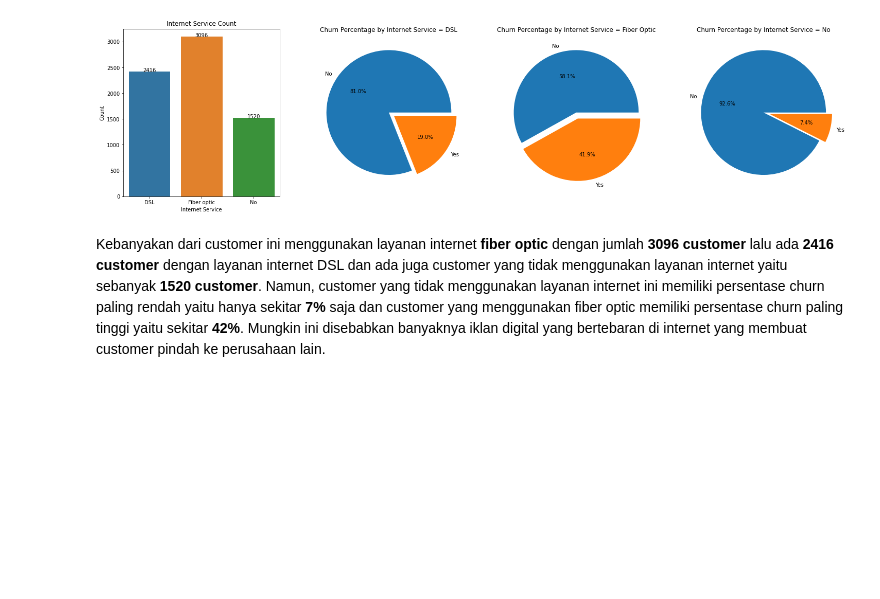
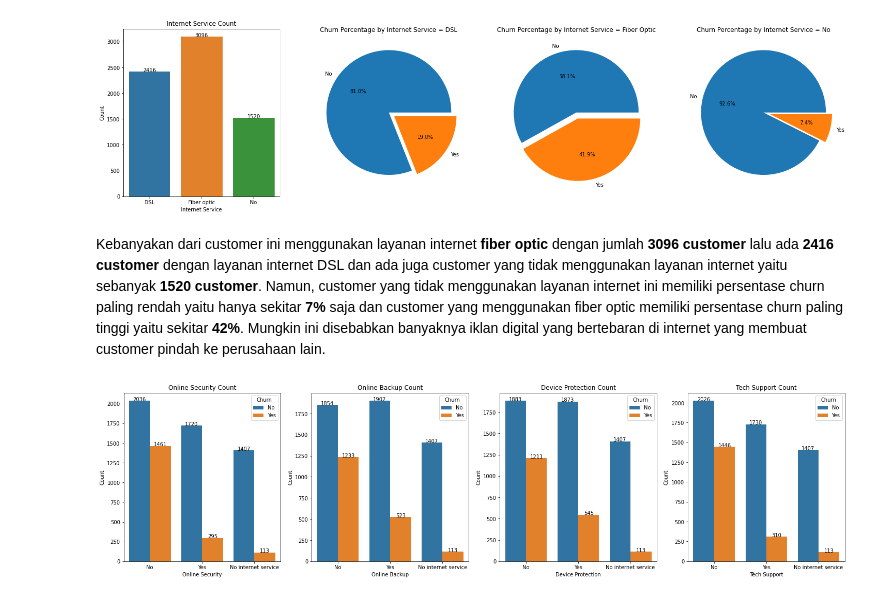
Before and after one commit to Penzragon/h8dsft_Milestone1P2, a Jupyter notebook: script.ipynb, the cells around one changed output. Drawn from its saved outputs; the diff is of its cells as text; code cells hidden in the pictures; blank space fills up the shorter version.

```diff
--- a/script.ipynb
+++ b/script.ipynb
@@ -439,3 +439,40 @@ plt.show()
 [figure]
 # %% [markdown]
 Kebanyakan dari customer ini menggunakan layanan internet **fiber optic** dengan jumlah **3096 customer** lalu ada **2416 customer** dengan layanan internet DSL dan ada juga customer yang tidak menggunakan layanan internet yaitu sebanyak **1520 customer**. Namun, customer yang tidak menggunakan layanan internet ini memiliki persentase churn paling rendah yaitu hanya sekitar **7%** saja dan customer yang menggunakan fiber optic memiliki persentase churn paling tinggi yaitu sekitar **42%**. Mungkin ini disebabkan banyaknya iklan digital yang bertebaran di internet yang membuat customer pindah ke perusahaan lain.
+# %%
+plt.figure(figsize=(25, 6))
+plt.subplot(1, 4, 1)
+fig = sns.countplot(x='OnlineSecurity', data=customer, hue='Churn')
+for p in fig.patches:
+    height = p.get_height()
+    fig.text(p.get_x() + p.get_width() / 2., height + 0.005, '{:1.0f}'.format(height), ha="center")
+plt.title('Online Security Count')
+plt.xlabel('Online Security')
+plt.ylabel('Count')
+plt.subplot(1, 4, 2)
+fig = sns.countplot(x='OnlineBackup', data=customer, hue='Churn', order=customer.OnlineBackup.value_counts().index)
+for p in fig.patches:
+    height = p.get_height()
+    fig.text(p.get_x() + p.get_width() / 2., height + 0.005, '{:1.0f}'.format(height), ha="center")
+plt.title('Online Backup Count')
+plt.xlabel('Online Backup')
+plt.ylabel('Count')
+plt.subplot(1, 4, 3)
+fig = sns.countplot(x='DeviceProtection', data=customer, hue='Churn')
+for p in fig.patches:
+    height = p.get_height()
+    fig.text(p.get_x() + p.get_width() / 2., height + 0.005, '{:1.0f}'.format(height), ha="center")
+plt.title('Device Protection Count')
+plt.xlabel('Device Protection')
+plt.ylabel('Count')
+plt.subplot(1, 4, 4)
+fig = sns.countplot(x='TechSupport', data=customer, hue='Churn')
+for p in fig.patches:
+    height = p.get_height()
+    fig.text(p.get_x() + p.get_width() / 2., height + 0.005, '{:1.0f}'.format(height), ha="center")
+plt.title('Tech Support Count')
+plt.xlabel('Tech Support')
+plt.ylabel('Count')
+plt.show()
+# %% [output]
+[figure, added]
```
Also changed, not shown: parts of 4 cells of this notebook.
